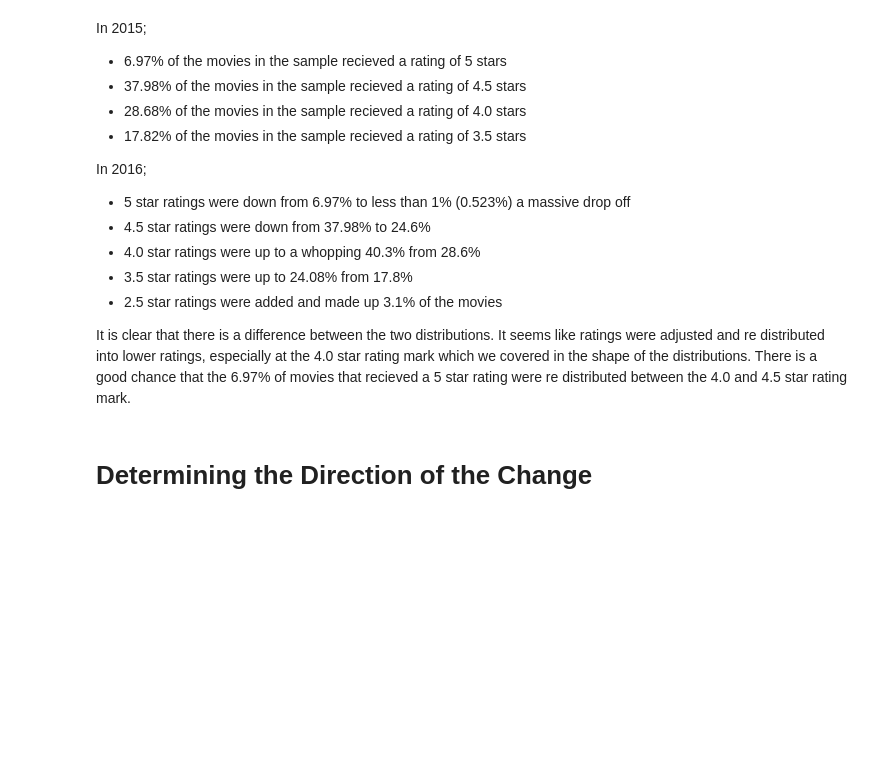
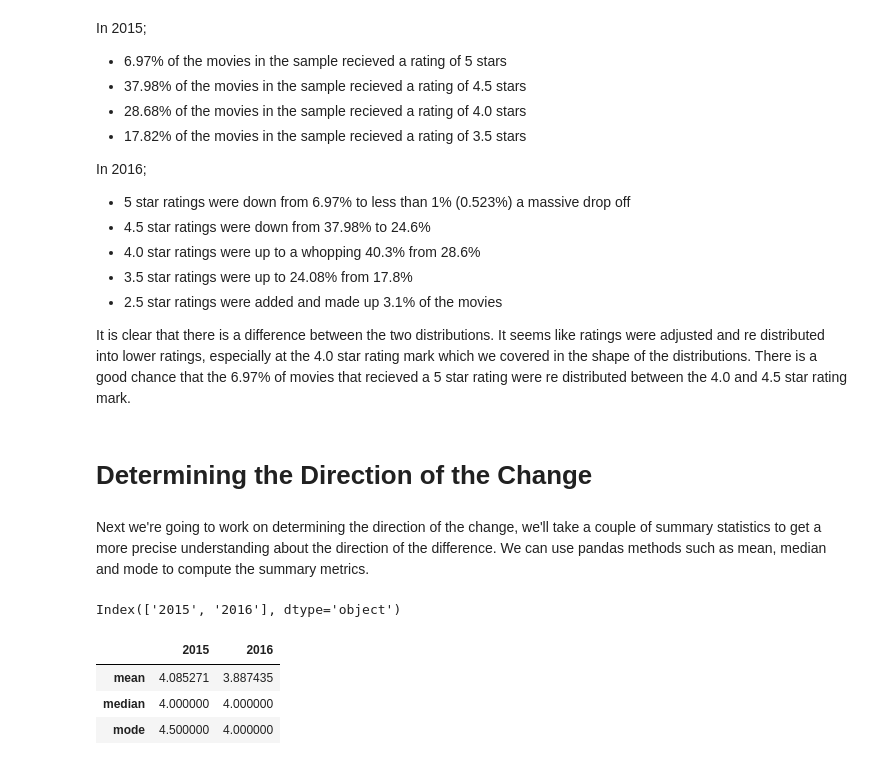
Before and after one commit to nkalpaxis/Fandango_Movie_Ratings, a Jupyter notebook: Fandango_Movie_Ratings.ipynb, the cells around one changed output. Drawn from its saved outputs; the diff is of its cells as text; code cells hidden in the pictures; blank space fills up the shorter version.

```diff
--- a/Fandango_Movie_Ratings.ipynb
+++ b/Fandango_Movie_Ratings.ipynb
@@ -284,3 +286,5 @@ In 2016;
 It is clear that there is a difference between the two distributions. It seems like ratings were adjusted and re distributed into lower ratings, especially at the 4.0 star rating mark which we covered in the shape of the distributions. There is a good chance that the 6.97% of movies that recieved a 5 star rating were re distributed between the 4.0 and 4.5 star rating mark.
 # %% [markdown]
 # Determining the Direction of the Change
+# %% [markdown]
+Next we're going to work on determining the direction of the change, we'll take a couple of summary statistics to get a more precise understanding about the direction of the difference. We can use pandas methods such as mean, median and mode to compute the summary metrics.
@@ -286,0 +306,11 @@ It is clear that there is a difference between the two distributions. It seems l
+# %%
+summary.columns
+# %% [output]
+Index(['2015', '2016'], dtype='object')
+# %%
+summary
+# %% [output]
+|  | 2015 | 2016 |
+| mean | 4.085271 | 3.887435 |
+| median | 4.000000 | 4.000000 |
+| mode | 4.500000 | 4.000000 |
```
Also changed, not shown: parts of 8 cells of this notebook.
